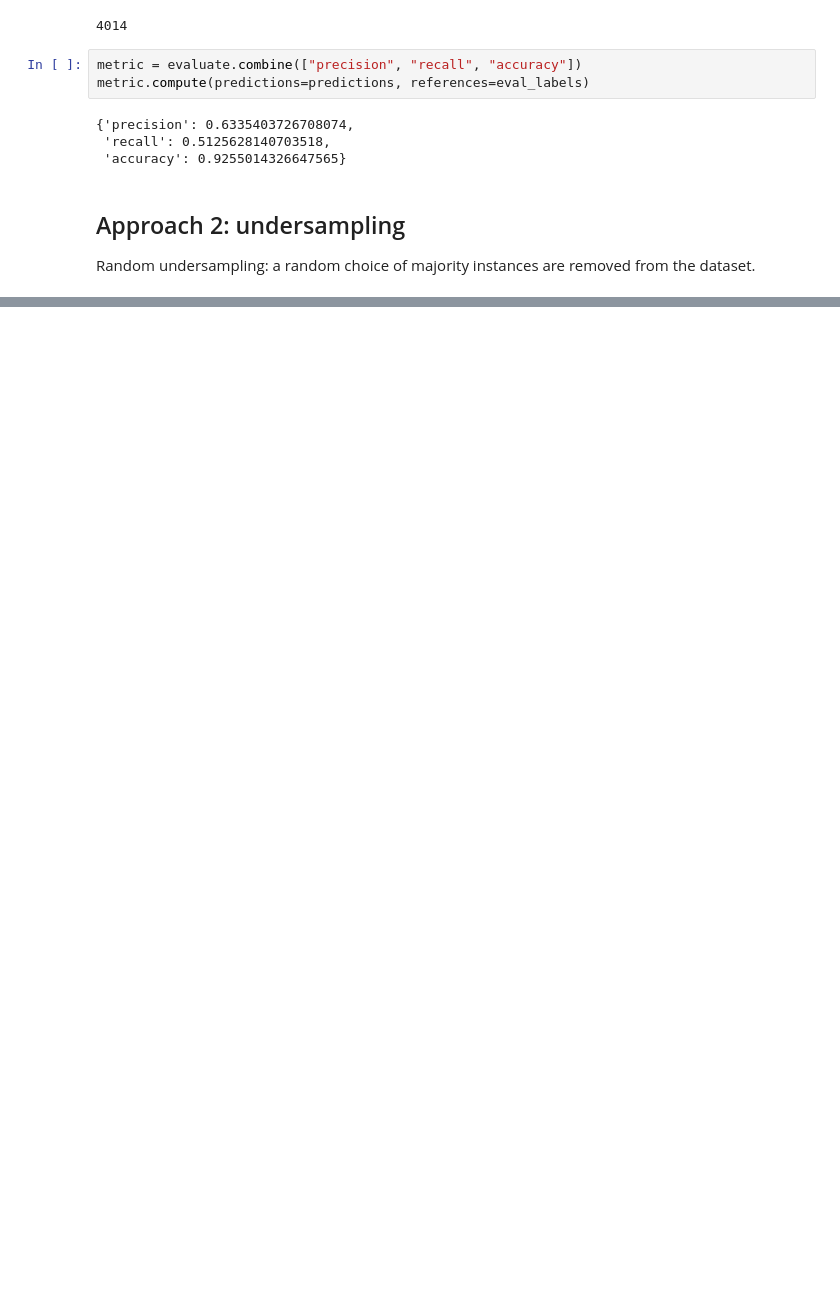
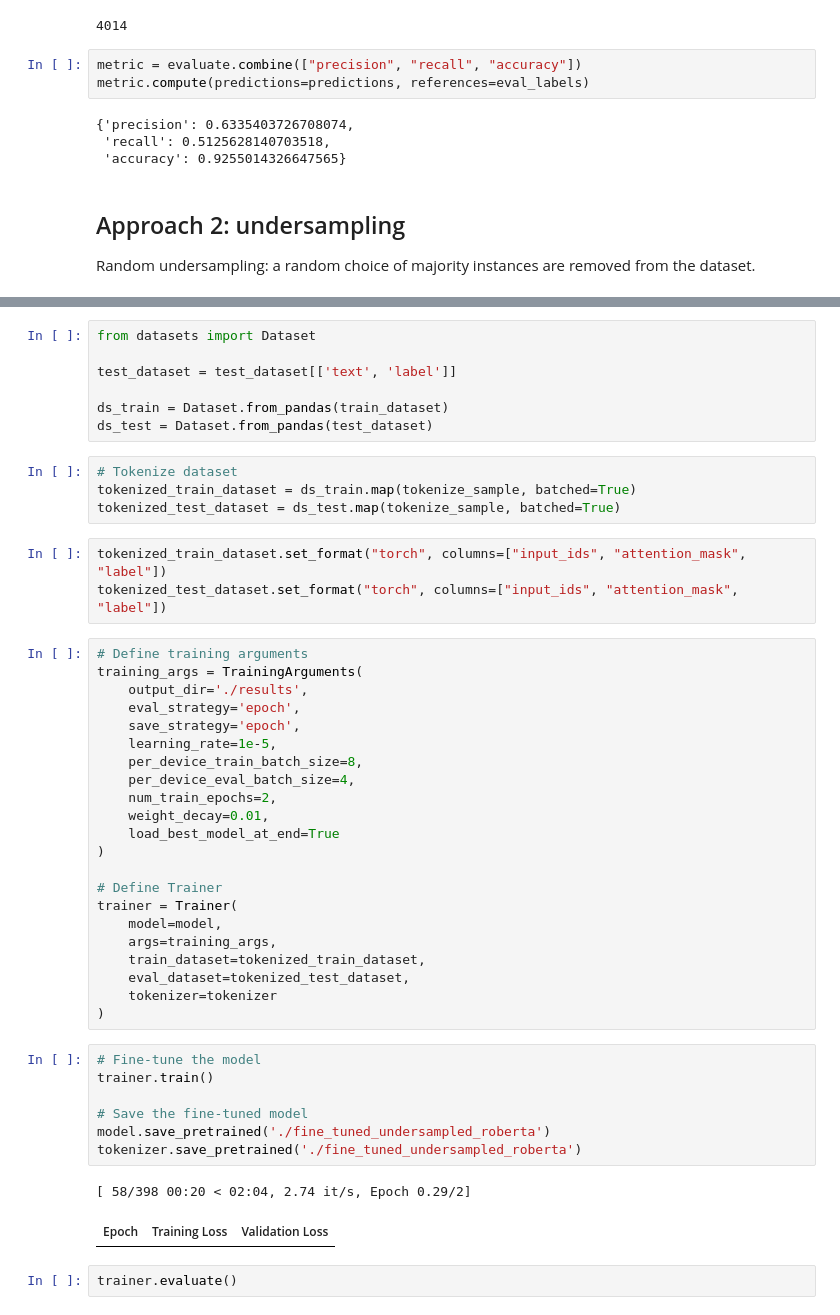
Before and after one commit to mwmlo/nlp-pcl-cw, a Jupyter notebook: data_sampling.ipynb, the cells around one changed output, grey strips where cells are left out. Cells and saved outputs as stored; diff of their text form; blank space fills up the shorter version.

```diff
--- a/data_sampling.ipynb
+++ b/data_sampling.ipynb
@@ -187,0 +196,48 @@ Random undersampling: a random choice of majority instances are removed from the
+# %%
+from datasets import Dataset
+
+test_dataset = test_dataset[['text', 'label']]
+
+ds_train = Dataset.from_pandas(train_dataset)
+ds_test = Dataset.from_pandas(test_dataset)
+# %%
+# Tokenize dataset
+tokenized_train_dataset = ds_train.map(tokenize_sample, batched=True)
+tokenized_test_dataset = ds_test.map(tokenize_sample, batched=True)
+# %%
+tokenized_train_dataset.set_format("torch", columns=["input_ids", "attention_mask", "label"])
+tokenized_test_dataset.set_format("torch", columns=["input_ids", "attention_mask", "label"])
+# %%
+# Define training arguments
+training_args = TrainingArguments(
+    output_dir='./results',
+    eval_strategy='epoch',
+    save_strategy='epoch',
+    learning_rate=1e-5,
+    per_device_train_batch_size=8,
+    per_device_eval_batch_size=4,
+    num_train_epochs=2,
+    weight_decay=0.01,
+    load_best_model_at_end=True
+)
+
+# Define Trainer
+trainer = Trainer(
+    model=model,
+    args=training_args,
+    train_dataset=tokenized_train_dataset,
+    eval_dataset=tokenized_test_dataset,
+    tokenizer=tokenizer
+)
+# %%
+# Fine-tune the model
+trainer.train()
+
+# Save the fine-tuned model
+model.save_pretrained('./fine_tuned_undersampled_roberta')
+tokenizer.save_pretrained('./fine_tuned_undersampled_roberta')
+# %% [output]
+[ 58/398 00:20 < 02:04, 2.74 it/s, Epoch 0.29/2]
+| Epoch | Training Loss | Validation Loss |
+# %%
+trainer.evaluate()
```
Also changed, not shown: parts of 7 cells of this notebook.
